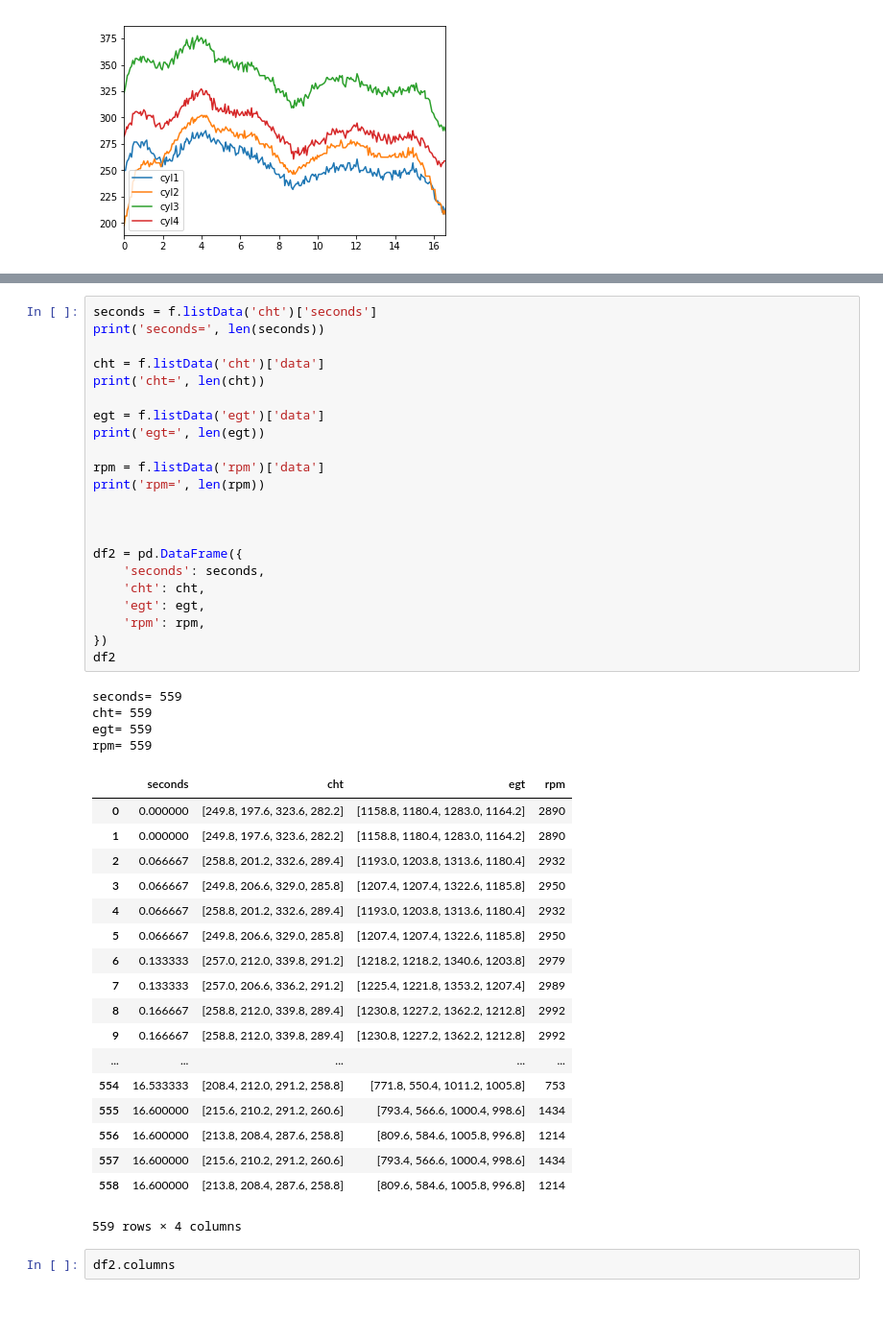
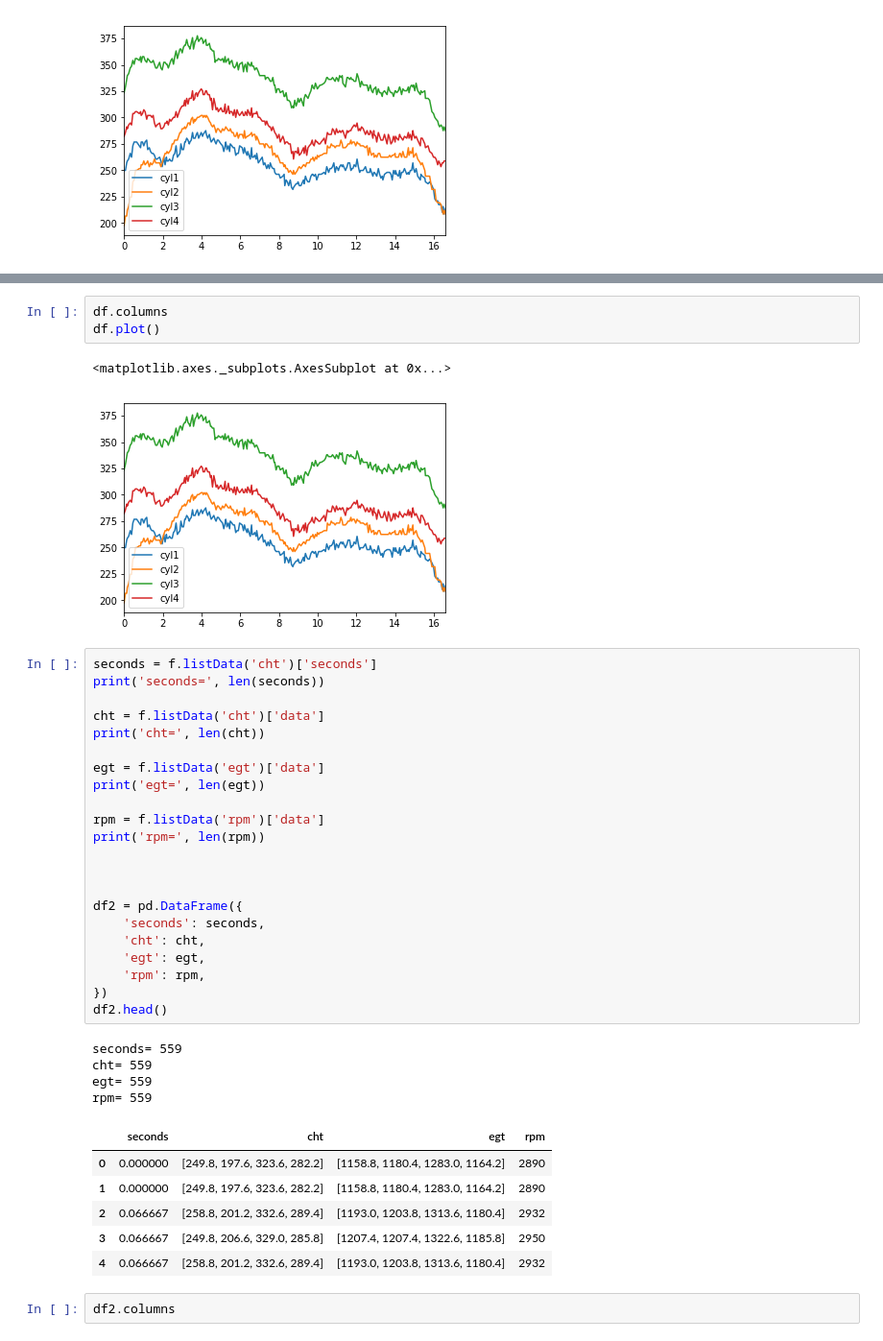
Before and after one commit to azemon/MglEfisPlotter, a Jupyter notebook: notebooks/pandas.ipynb, the cells around one changed output, grey strips where cells are left out. Shown at 96% size. Drawn from its saved outputs; the diff is of its cells as text; blank space fills up the shorter version.

```diff
--- a/notebooks/pandas.ipynb
+++ b/notebooks/pandas.ipynb
@@ -38,48 +52,42 @@ df.plot()
+# %%
+df.columns
+df.plot()
+# %% [output]
+<matplotlib.axes._subplots.AxesSubplot at 0x...>
+[figure, added]
 # %%
 seconds = f.listData('cht')['seconds']
 print('seconds=', len(seconds))
 
 cht = f.listData('cht')['data']
 print('cht=', len(cht))
 
 egt = f.listData('egt')['data']
 print('egt=', len(egt))
 
 rpm = f.listData('rpm')['data']
 print('rpm=', len(rpm))
 
 
 
 df2 = pd.DataFrame({
     'seconds': seconds,
     'cht': cht,
     'egt': egt,
     'rpm': rpm,
 })
-df2
+df2.head()
 # %% [output]
 seconds= 559
 cht= 559
 egt= 559
 rpm= 559
 |  | seconds | cht | egt | rpm |
 | 0 | 0.000000 | [249.8, 197.6, 323.6, 282.2] | [1158.8, 1180.4, 1283.0, 1164.2] | 2890 |
 | 1 | 0.000000 | [249.8, 197.6, 323.6, 282.2] | [1158.8, 1180.4, 1283.0, 1164.2] | 2890 |
 | 2 | 0.066667 | [258.8, 201.2, 332.6, 289.4] | [1193.0, 1203.8, 1313.6, 1180.4] | 2932 |
 | 3 | 0.066667 | [249.8, 206.6, 329.0, 285.8] | [1207.4, 1207.4, 1322.6, 1185.8] | 2950 |
 | 4 | 0.066667 | [258.8, 201.2, 332.6, 289.4] | [1193.0, 1203.8, 1313.6, 1180.4] | 2932 |
-| 5 | 0.066667 | [249.8, 206.6, 329.0, 285.8] | [1207.4, 1207.4, 1322.6, 1185.8] | 2950 |
-| 6 | 0.133333 | [257.0, 212.0, 339.8, 291.2] | [1218.2, 1218.2, 1340.6, 1203.8] | 2979 |
-| 7 | 0.133333 | [257.0, 206.6, 336.2, 291.2] | [1225.4, 1221.8, 1353.2, 1207.4] | 2989 |
-| 8 | 0.166667 | [258.8, 212.0, 339.8, 289.4] | [1230.8, 1227.2, 1362.2, 1212.8] | 2992 |
-| 9 | 0.166667 | [258.8, 212.0, 339.8, 289.4] | [1230.8, 1227.2, 1362.2, 1212.8] | 2992 |
-| ... | ... | ... | ... | ... |
-| 554 | 16.533333 | [208.4, 212.0, 291.2, 258.8] | [771.8, 550.4, 1011.2, 1005.8] | 753 |
-| 555 | 16.600000 | [215.6, 210.2, 291.2, 260.6] | [793.4, 566.6, 1000.4, 998.6] | 1434 |
-| 556 | 16.600000 | [213.8, 208.4, 287.6, 258.8] | [809.6, 584.6, 1005.8, 996.8] | 1214 |
-| 557 | 16.600000 | [215.6, 210.2, 291.2, 260.6] | [793.4, 566.6, 1000.4, 998.6] | 1434 |
-| 558 | 16.600000 | [213.8, 208.4, 287.6, 258.8] | [809.6, 584.6, 1005.8, 996.8] | 1214 |
-559 rows × 4 columns
 # %%
 df2.columns
 # %% [output]
```
Also changed, not shown: parts of 9 cells of this notebook, 2 other files.
